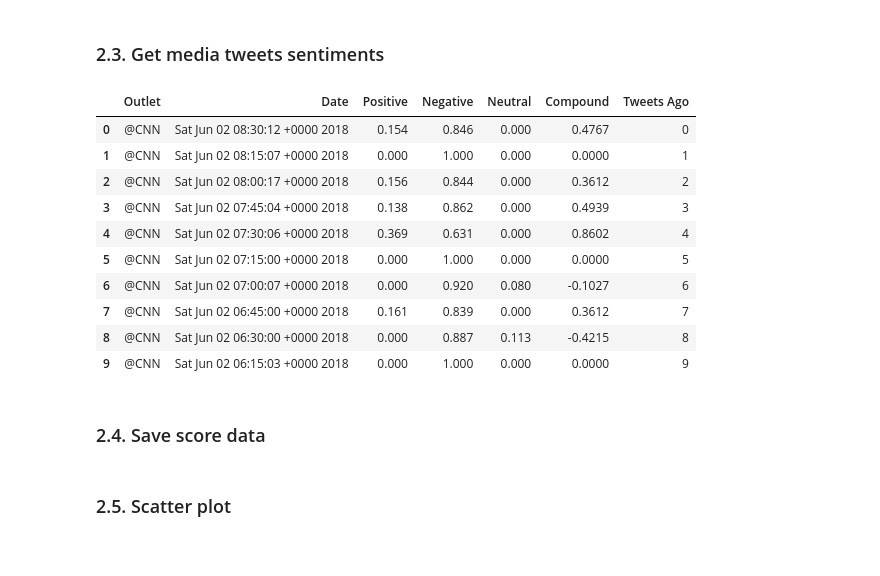
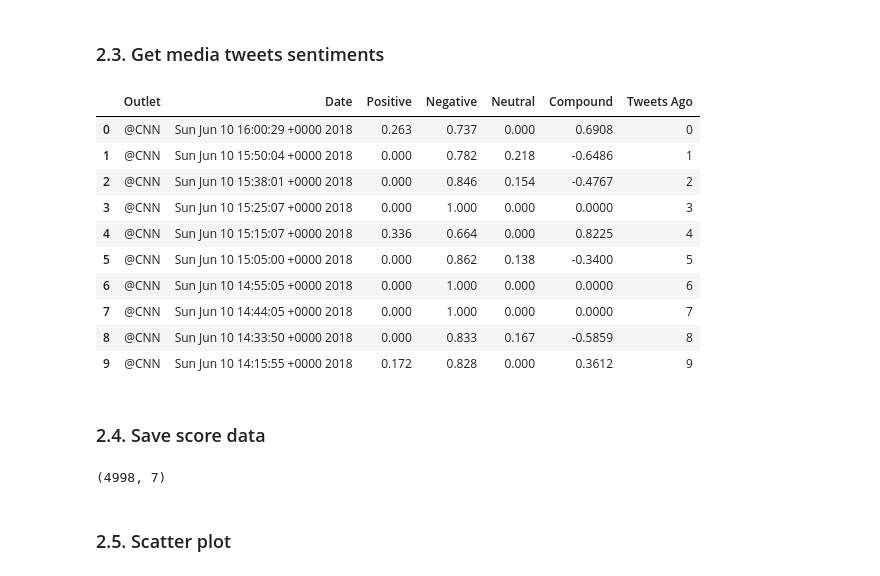
Before and after one commit to aidin-zadeh/newssentiment, a Jupyter notebook: notebooks/0.0-newssentiment-main.ipynb, the cells around one changed output. Drawn from its saved outputs; the diff is of its cells as text; code cells hidden in the pictures.

```diff
--- a/notebooks/0.0-newssentiment-main.ipynb
+++ b/notebooks/0.0-newssentiment-main.ipynb
@@ -25,19 +28,21 @@ rootdir = os.path.dirname(currdir)
 # %%
 
 # set number of query tweets
-n_tweets = 20
+n_tweets = 1000
 # set query outlets
 outlets = ["@CNN", "@BBC", "@CBS", "@FoxNews", "@nytimes"]
-colors = ["red", "brown", "gold", "blue", "gray"]
+colors = ["red", "green", "gold", "blue", "gray"]
 # set path to save figures
-path_fig = os.path.join("reports", "figures")
-path_log = os.path.join("reports", "logs")
+path_fig = os.path.join(rootdir, "reports", "figures")
+path_log = os.path.join(rootdir, "reports", "logs")
 # set true to save figures
 save_fig = True
 # set true to save results to csv
 save_csv = True
 # set true to log print
 verbose = True
+mpl.rcParams['figure.dpi'] = 150
+mpl.rcParams['savefig.dpi'] = 150
 # %%
 # get/format current time
 currtime = time.gmtime()
@@ -46,22 +51,21 @@ currtimestr = time.strftime("'%Y-%m-%d %H:%M (UTC)'", currtime)
 
 ###  2.3. Get media tweets sentiments
 # %%
-
-sentiment = TweetSentiment(n_tweets=n_tweets)
-df = sentiment.get_scores(outlets=outlets)
+sentiment = TweetSentiments(n_tweets=n_tweets)
+df = sentiment.get_scores(queries=outlets)
 df.head(10)
 # %% [output]
 |  | Outlet | Date | Positive | Negative | Neutral | Compound | Tweets Ago |
-| 0 | @CNN | Sat Jun 02 08:30:12 +0000 2018 | 0.154 | 0.846 | 0.000 | 0.4767 | 0 |
-| 1 | @CNN | Sat Jun 02 08:15:07 +0000 2018 | 0.000 | 1.000 | 0.000 | 0.0000 | 1 |
-| 2 | @CNN | Sat Jun 02 08:00:17 +0000 2018 | 0.156 | 0.844 | 0.000 | 0.3612 | 2 |
-| 3 | @CNN | Sat Jun 02 07:45:04 +0000 2018 | 0.138 | 0.862 | 0.000 | 0.4939 | 3 |
-| 4 | @CNN | Sat Jun 02 07:30:06 +0000 2018 | 0.369 | 0.631 | 0.000 | 0.8602 | 4 |
-| 5 | @CNN | Sat Jun 02 07:15:00 +0000 2018 | 0.000 | 1.000 | 0.000 | 0.0000 | 5 |
-| 6 | @CNN | Sat Jun 02 07:00:07 +0000 2018 | 0.000 | 0.920 | 0.080 | -0.1027 | 6 |
-| 7 | @CNN | Sat Jun 02 06:45:00 +0000 2018 | 0.161 | 0.839 | 0.000 | 0.3612 | 7 |
-| 8 | @CNN | Sat Jun 02 06:30:00 +0000 2018 | 0.000 | 0.887 | 0.113 | -0.4215 | 8 |
-| 9 | @CNN | Sat Jun 02 06:15:03 +0000 2018 | 0.000 | 1.000 | 0.000 | 0.0000 | 9 |
+| 0 | @CNN | Sun Jun 10 16:00:29 +0000 2018 | 0.263 | 0.737 | 0.000 | 0.6908 | 0 |
+| 1 | @CNN | Sun Jun 10 15:50:04 +0000 2018 | 0.000 | 0.782 | 0.218 | -0.6486 | 1 |
+| 2 | @CNN | Sun Jun 10 15:38:01 +0000 2018 | 0.000 | 0.846 | 0.154 | -0.4767 | 2 |
+| 3 | @CNN | Sun Jun 10 15:25:07 +0000 2018 | 0.000 | 1.000 | 0.000 | 0.0000 | 3 |
+| 4 | @CNN | Sun Jun 10 15:15:07 +0000 2018 | 0.336 | 0.664 | 0.000 | 0.8225 | 4 |
+| 5 | @CNN | Sun Jun 10 15:05:00 +0000 2018 | 0.000 | 0.862 | 0.138 | -0.3400 | 5 |
+| 6 | @CNN | Sun Jun 10 14:55:05 +0000 2018 | 0.000 | 1.000 | 0.000 | 0.0000 | 6 |
+| 7 | @CNN | Sun Jun 10 14:44:05 +0000 2018 | 0.000 | 1.000 | 0.000 | 0.0000 | 7 |
+| 8 | @CNN | Sun Jun 10 14:33:50 +0000 2018 | 0.000 | 0.833 | 0.167 | -0.5859 | 8 |
+| 9 | @CNN | Sun Jun 10 14:15:55 +0000 2018 | 0.172 | 0.828 | 0.000 | 0.3612 | 9 |
 # %% [markdown]
 
 ### 2.4. Save score data
@@ -70,6 +73,10 @@ df.head(10)
 if save_csv:
     t = time.strftime("%Y-%m-%d-%H-%M", currtime)
     df.to_csv(os.path.join(path_log, f"outlets-tweets-scores-{t}.csv"))
+# %%
+df.shape
+# %% [output]
+(4998, 7)
 # %% [markdown]
 
 ### 2.5. Scatter plot
```
Also changed, not shown: parts of 6 cells of this notebook, 17 other files.
